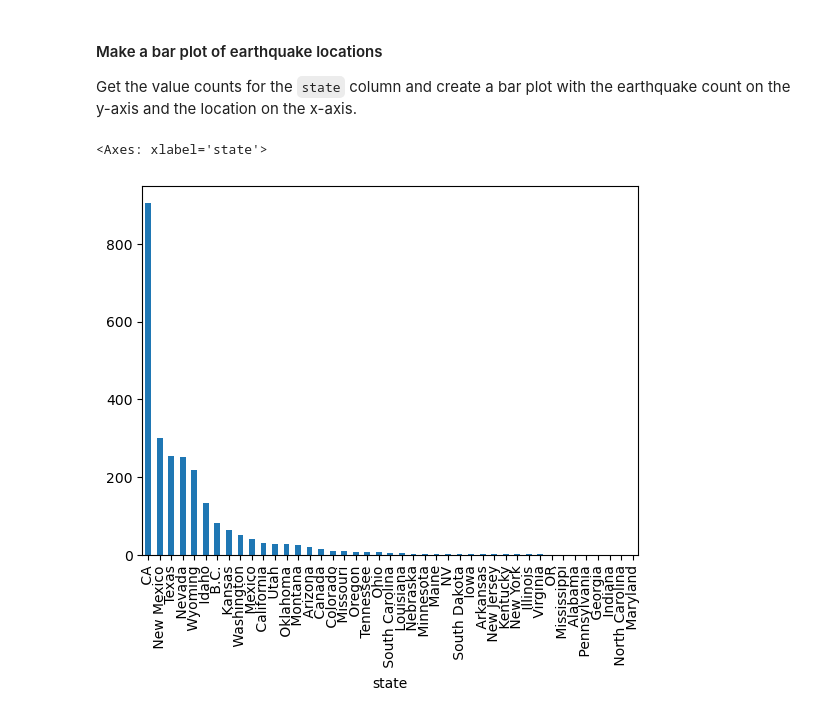
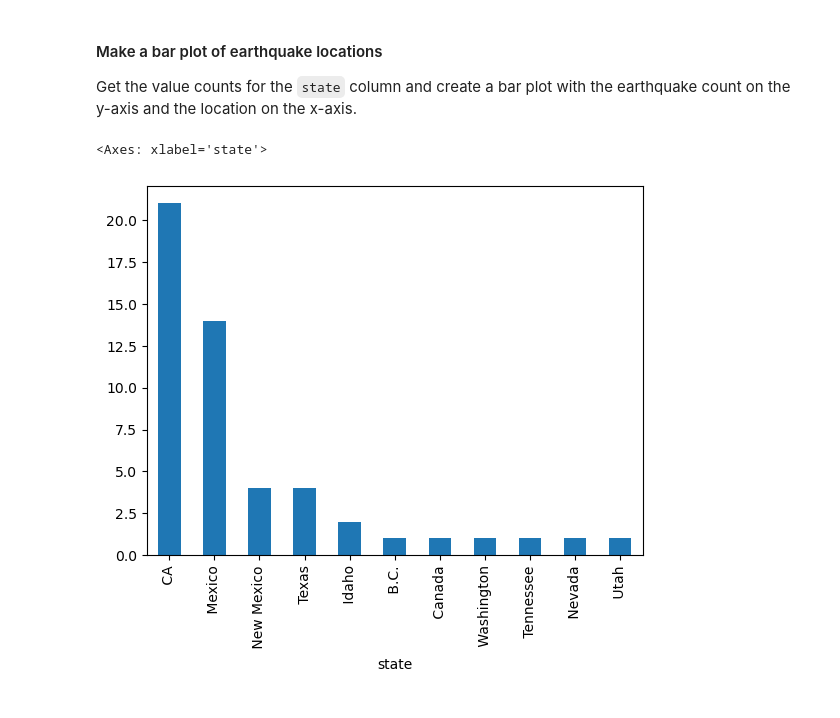
Before and after one commit to aimeeram/ISAT_420_S26_Shared, a Jupyter notebook: W4_Pandas_And_Environmental_Data/Code/w4_basic_pandas_practice.ipynb, the cells around one changed output. Cells and saved outputs as stored; diff of their text form; code cells hidden in the pictures.

```diff
--- a/W4_Pandas_And_Environmental_Data/Code/w4_basic_pandas_practice.ipynb
+++ b/W4_Pandas_And_Environmental_Data/Code/w4_basic_pandas_practice.ipynb
@@ -152,7 +152,7 @@ adults.plot(kind='scatter', y='latitude', x='longitude', grid= True)
 
 Get the value counts for the `state` column and create a bar plot with the earthquake count on the y-axis and the location on the x-axis.
 # %%
-adults['state'].value_counts().plot(kind='bar')
+df_adults['state'].value_counts().plot(kind='bar')
 # %% [output]
 <Axes: xlabel='state'>
-[figure, old version]
+[figure, new version]
```
